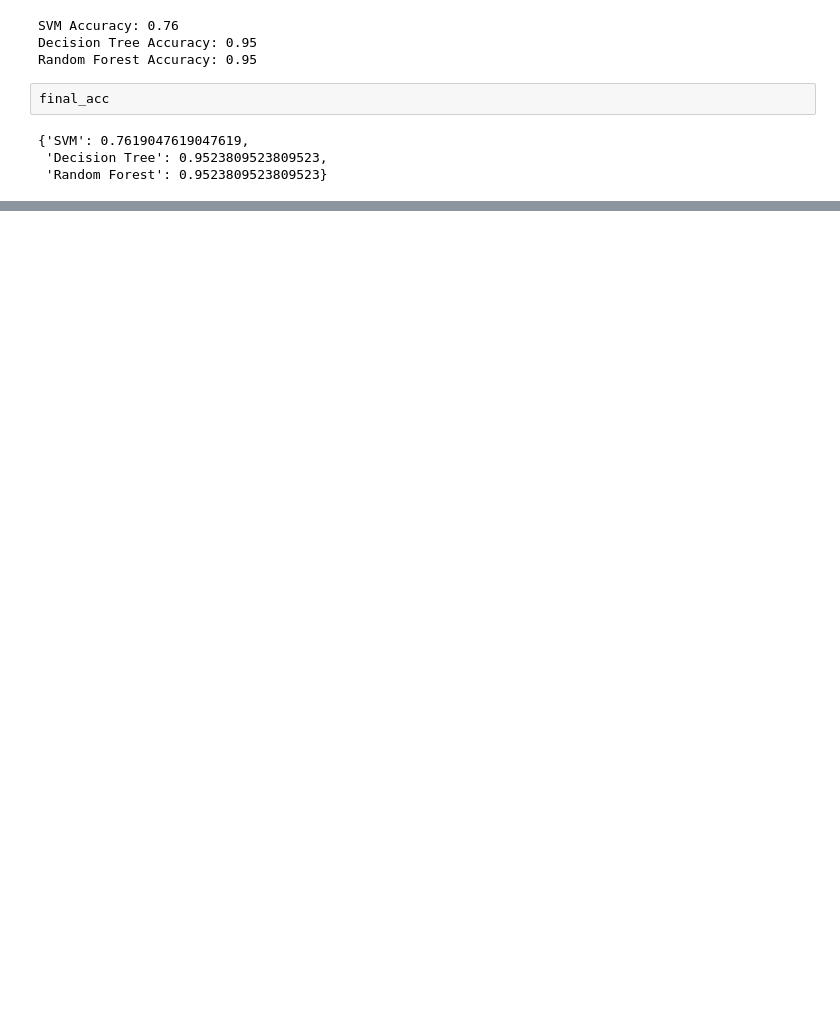
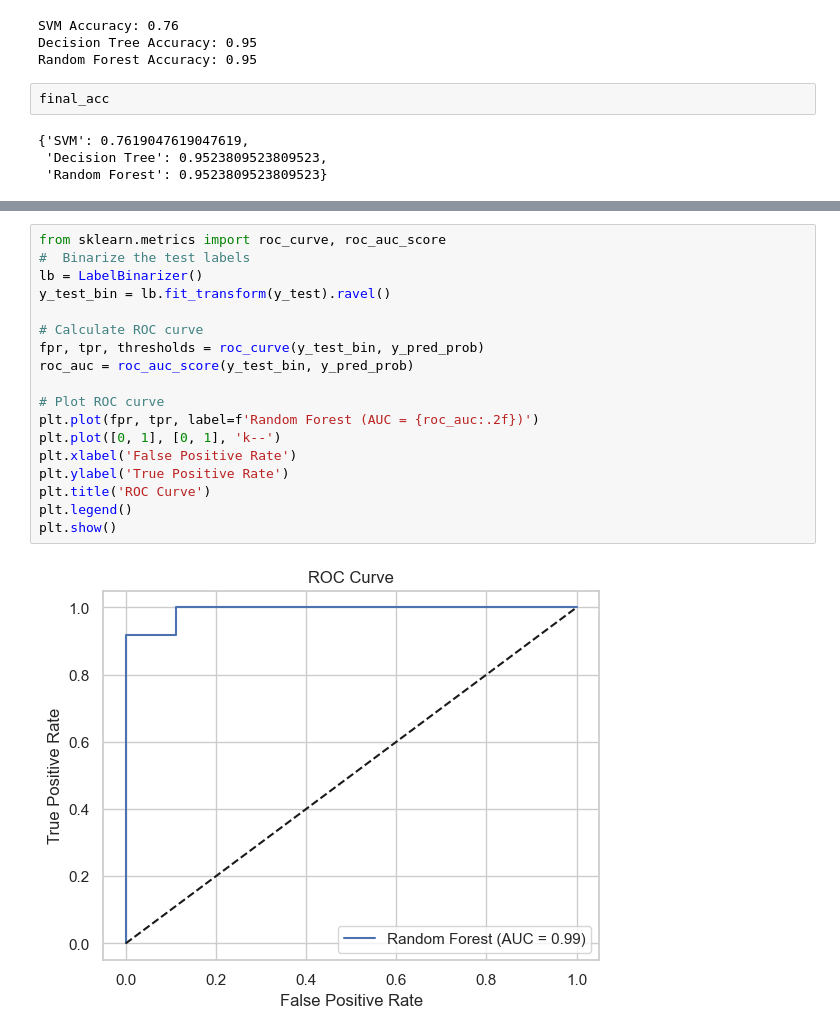
Before and after one commit to abou-zithar/Medical_Data_analysis, a Jupyter notebook: Clustering_and_Classification.ipynb, the cells around one changed output, grey strips where cells are left out. Cells and saved outputs as stored; diff of their text form; blank space fills up the shorter version.

```diff
--- a/Clustering_and_Classification.ipynb
+++ b/Clustering_and_Classification.ipynb
@@ -1514,0 +1531,20 @@ plt.show()
+# %%
+from sklearn.metrics import roc_curve, roc_auc_score
+#  Binarize the test labels
+lb = LabelBinarizer()
+y_test_bin = lb.fit_transform(y_test).ravel()
+
+# Calculate ROC curve
+fpr, tpr, thresholds = roc_curve(y_test_bin, y_pred_prob)
+roc_auc = roc_auc_score(y_test_bin, y_pred_prob)
+
+# Plot ROC curve
+plt.plot(fpr, tpr, label=f'Random Forest (AUC = {roc_auc:.2f})')
+plt.plot([0, 1], [0, 1], 'k--')
+plt.xlabel('False Positive Rate')
+plt.ylabel('True Positive Rate')
+plt.title('ROC Curve')
+plt.legend()
+plt.show()
+# %% [output]
+[figure, added]
```
Also changed, not shown: parts of 36 cells of this notebook.
